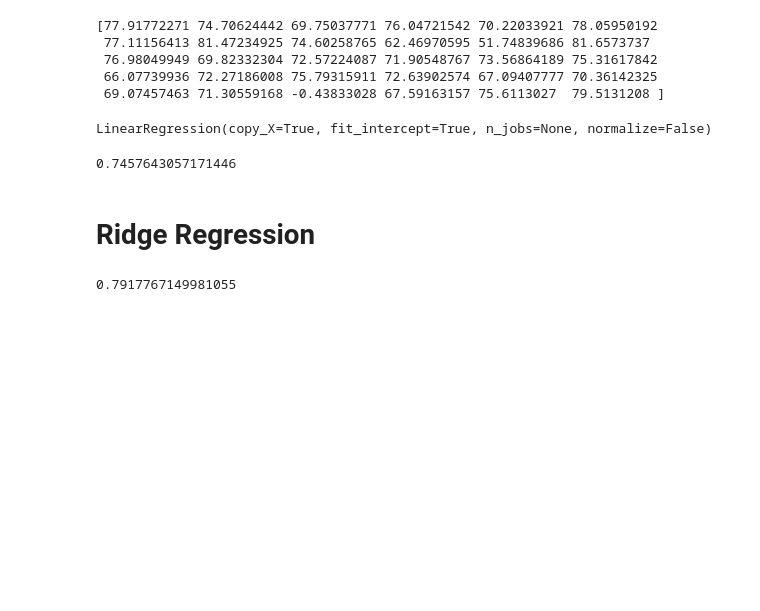
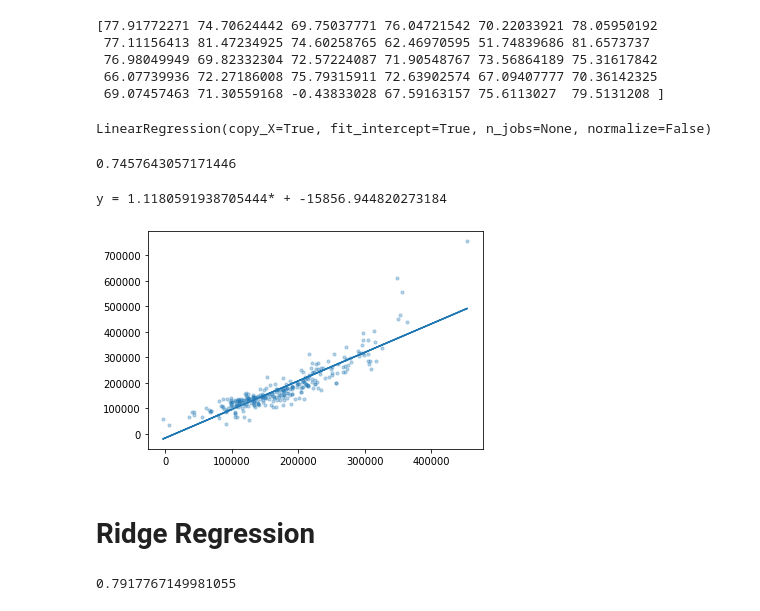
Before and after one commit to shayoni17/house-prices, a Jupyter notebook: Regression.ipynb, the cells around one changed output. Drawn from its saved outputs; the diff is of its cells as text; code cells hidden in the pictures; blank space fills up the shorter version.

```diff
--- a/Regression.ipynb
+++ b/Regression.ipynb
@@ -125,7 +128,13 @@ Text(0.5, 1.0, '1stFlrSF')
+# %%
+X = train[['OverallQual', 'GrLivArea', 'GarageCars', 'GarageArea', 'TotalBsmtSF', '1stFlrSF']]
+y = train['SalePrice']
+# %%
+X_norm = scaler.fit_transform(X)
+y_norm = (y - y.min()) / (y.max() - y.min())
 # %% [markdown]
 X is all the above features
 # %%
-X_train_1, X_test_1, y_train_1, y_test_1 = train_test_split(train[['OverallQual', 'GrLivArea', 'GarageCars', 'GarageArea', 'TotalBsmtSF', '1stFlrSF']], train['SalePrice'], test_size=0.2, random_state=42)
+X_train_1, X_test_1, y_train_1, y_test_1 = train_test_split(X_norm, y, test_size=0.2, random_state=42)
 # %% [markdown]
 X is all above features minus the 'GarageCars'
 # %%
@@ -152,7 +163,7 @@ print(cv_results_linear_1*100)
  74.2371791  78.88264254 75.37448728 77.09493193 75.24632447  1.78048331
  80.13546255 81.90585176]
 # %%
-reg.fit(X_train, y_train)
+reg.fit(X_train_1, y_train_1)
 # %% [output]
 LinearRegression(copy_X=True, fit_intercept=True, n_jobs=None, normalize=False)
 # %%
@@ -209,6 +221,16 @@ reg_r2_3 = r2_score(y_test_4, y_pred_lin_3)
 print(reg_r2_3)
 # %% [output]
 0.7457643057171446
+# %%
+plt.scatter(y_pred_lin_1, y_test_1, s=10, alpha=0.3)
+#plt.scatter(y_pred_lin_2, y_test_2, s=10, alpha=0.3)
+#plt.scatter(y_pred_lin_3, y_test_4, s=10, alpha=0.3)
+slope, intercept = np.polyfit(y_pred_lin_1, y_test_1, 1)
+plt.plot(y_pred_lin_1, slope*y_pred_lin_1 + intercept)
+print('y = {}* + {}'.format(slope, intercept))
+# %% [output]
+y = 1.1180591938705444* + -15856.944820273184
+[figure, added]
 # %% [markdown]
 # Ridge Regression
 # %%
```
Also changed, not shown: parts of 7 cells of this notebook.
